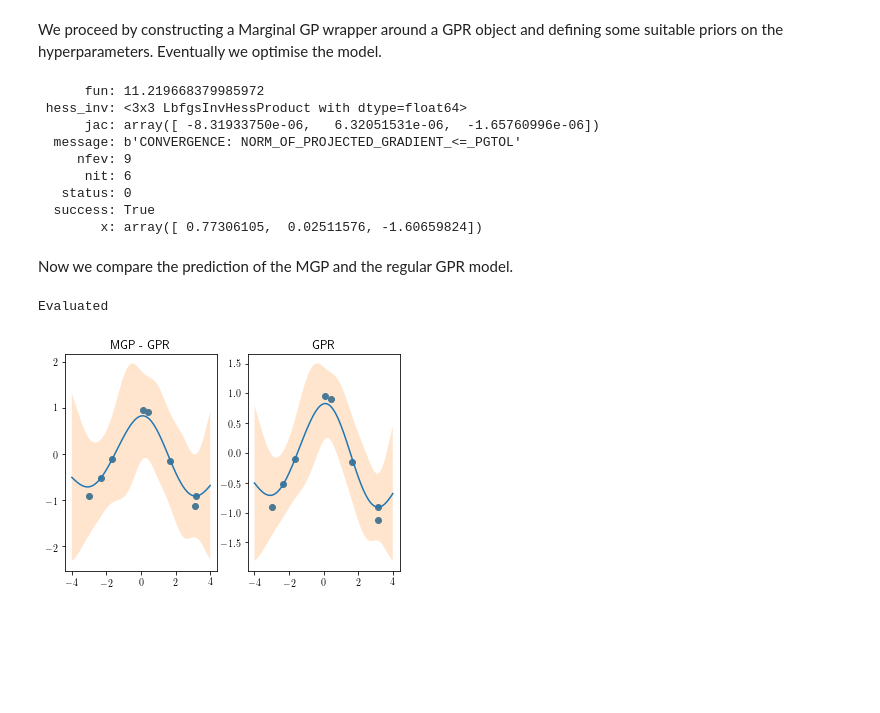
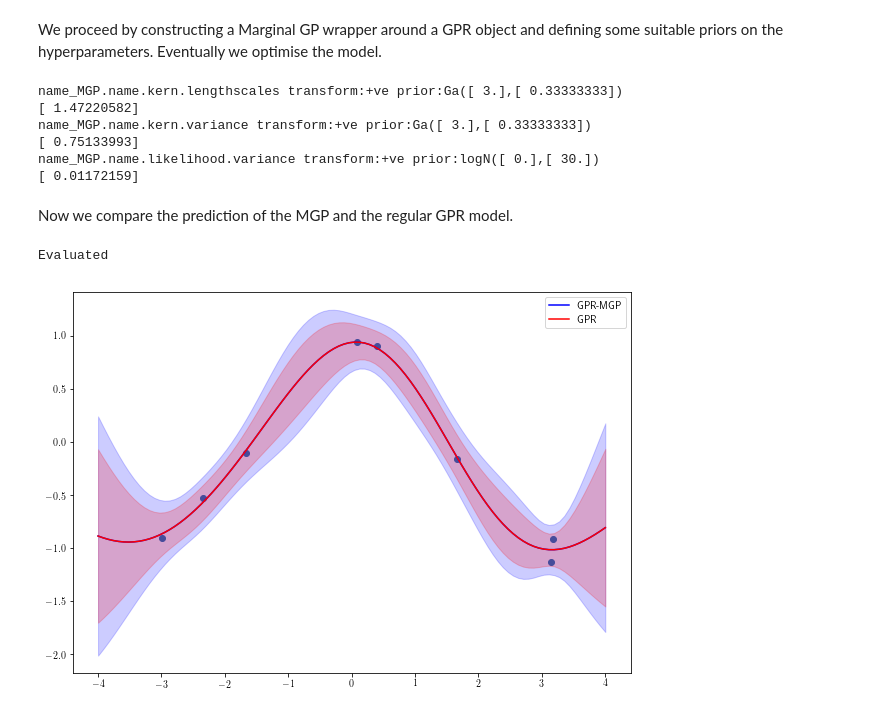
Before and after one commit to GPflow/GPflowOpt, a Jupyter notebook: doc/source/notebooks/mgp.ipynb, the cells around one changed output. Drawn from its saved outputs; the diff is of its cells as text; code cells hidden in the pictures; blank space fills up the shorter version.

```diff
--- a/doc/source/notebooks/mgp.ipynb
+++ b/doc/source/notebooks/mgp.ipynb
@@ -25,39 +25,35 @@ We proceed by constructing a Marginal GP wrapper around a GPR object and definin
 m = GPflowOpt.models.MGP(GPflow.gpr.GPR(x, y, GPflow.kernels.RBF(1, lengthscales=1, variance=1)))
 m.kern.lengthscales.prior = GPflow.priors.Gamma(3, 1/3)
 m.kern.variance.prior = GPflow.priors.Gamma(3, 1/3)
-m.likelihood.variance.prior = GPflow.priors.LogNormal(0, 1)
+m.likelihood.variance.prior = GPflow.priors.LogNormal(0, 30)
 m.optimize()
+print(m)
 # %% [output]
-      fun: 11.219668379985972
- hess_inv: <3x3 LbfgsInvHessProduct with dtype=float64>
-      jac: array([ -8.31933750e-06,   6.32051531e-06,  -1.65760996e-06])
-  message: b'CONVERGENCE: NORM_OF_PROJECTED_GRADIENT_<=_PGTOL'
-     nfev: 9
-      nit: 6
-   status: 0
-  success: True
-        x: array([ 0.77306105,  0.02511576, -1.60659824])
+name_MGP.name.kern.lengthscales transform:+ve prior:Ga([ 3.],[ 0.33333333])
+[ 1.47220582]
+name_MGP.name.kern.variance transform:+ve prior:Ga([ 3.],[ 0.33333333])
+[ 0.75133993]
+name_MGP.name.likelihood.variance transform:+ve prior:logN([ 0.],[ 30.])
+[ 0.01172159]
 # %% [markdown]
 Now we compare the prediction of the MGP and the regular GPR model.
 # %%
 X = np.array(np.linspace(-4, 4, 100)[:, None])
 fms, fvs = m.predict_f(X)
 print('Evaluated')
 
-plt.subplot(1, 2, 1)
+plt.figure(figsize=(10,7))
 plt.scatter(x, y)
-plt.plot(X.flatten(), fms.flatten())
+plt.plot(X.flatten(), fms.flatten(), color='b', label='GPR-MGP')
 plt.fill_between(X.flatten(), fms.flatten() - 2 * np.sqrt(fvs.flatten()), fms.flatten() + 2 * np.sqrt(fvs.flatten()),
-                 alpha=0.2)
-plt.title('MGP - GPR')
-plt.subplot(1, 2, 2)
-plt.scatter(x, y)
+                 alpha=0.2, color='b')
+
 fm, fv = m.wrapped.predict_f(X)
-plt.plot(X.flatten(), fm.flatten())
+plt.plot(X.flatten(), fm.flatten(), color='r', label='GPR')
 plt.fill_between(X.flatten(), fm.flatten() - 2 * np.sqrt(fv.flatten()), fm.flatten() + 2 * np.sqrt(fv.flatten()),
-                 alpha=0.2)
-plt.title('GPR')
+                 alpha=0.2, color='r')
+plt.legend()
 plt.show()
 # %% [output]
 Evaluated
-[figure, old version]
+[figure, new version]
```
